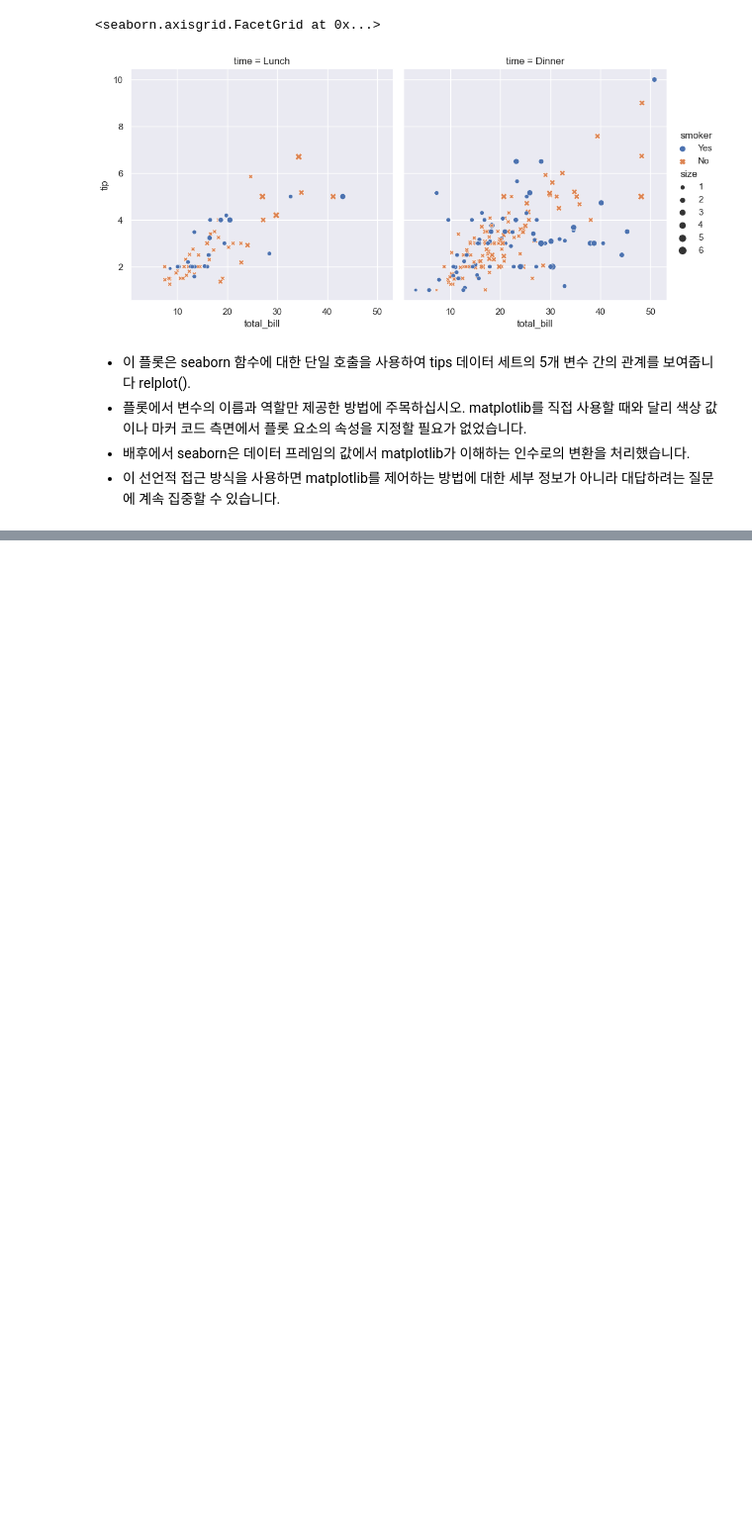
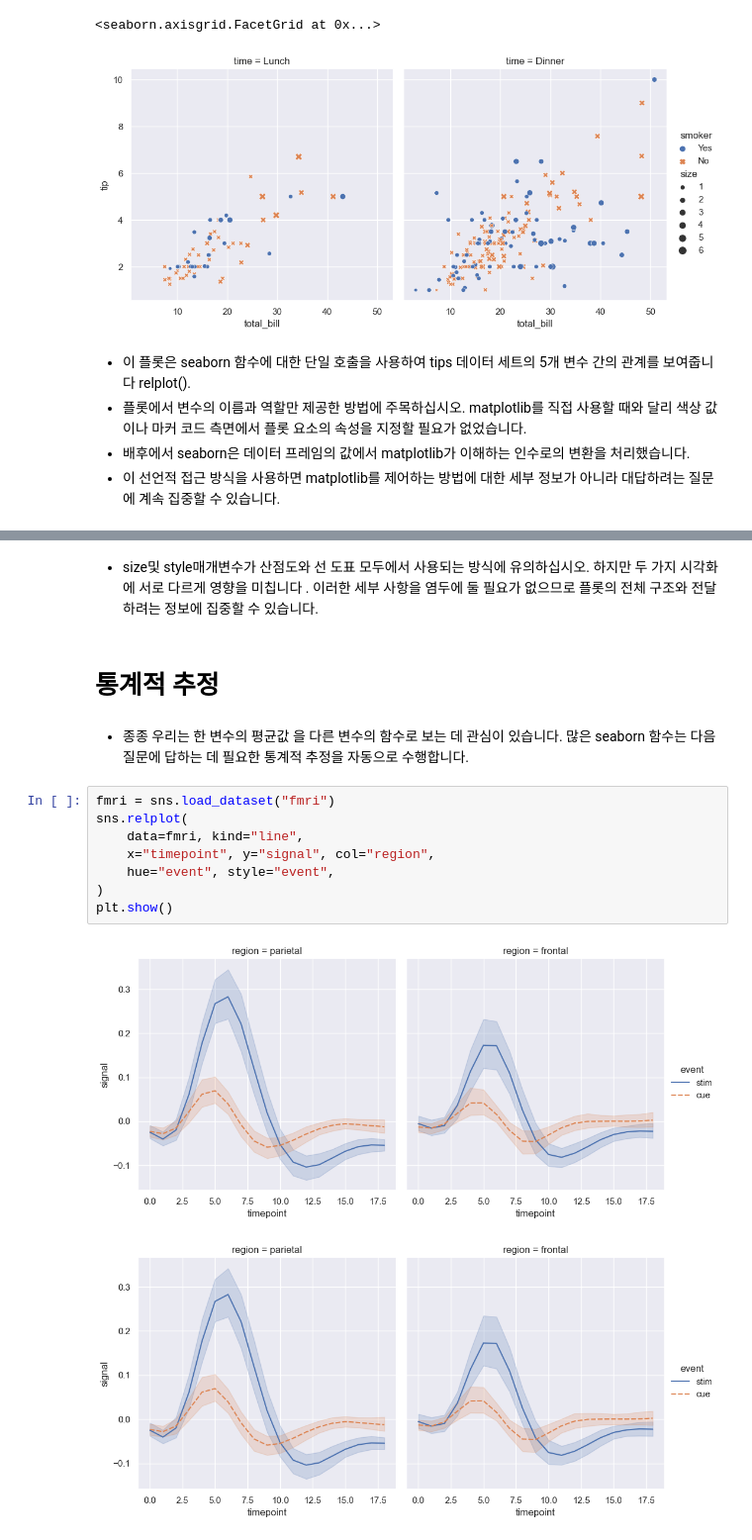
Before and after one commit to Bae-Sangbin/seaborn, a Jupyter notebook: An introduction to seaborn.ipynb, the cells around one changed output, grey strips where cells are left out. Shown at 99% size. Saved outputs shown, nothing was run; the diff lists cells and outputs as text; blank space fills up the shorter version.

```diff
--- a/An introduction to seaborn.ipynb
+++ b/An introduction to seaborn.ipynb
@@ -66,0 +86,17 @@ matplotlib를 직접 사용할 때와 달리 색상 값이나 마커 코드 측
+# %% [markdown]
+* size및 style매개변수가 산점도와 선 도표 모두에서 사용되는 방식에 유의하십시오. 하지만 두 가지 시각화에 서로 다르게 영향을 미칩니다 . 이러한 세부 사항을 염두에 둘 필요가 없으므로 플롯의 전체 구조와 전달하려는 정보에 집중할 수 있습니다.
+# %% [markdown]
+# 통계적 추정
+# %% [markdown]
+* 종종 우리는 한 변수의 평균값 을 다른 변수의 함수로 보는 데 관심이 있습니다. 많은 seaborn 함수는 다음 질문에 답하는 데 필요한 통계적 추정을 자동으로 수행합니다.
+# %%
+fmri = sns.load_dataset("fmri")
+sns.relplot(
+    data=fmri, kind="line",
+    x="timepoint", y="signal", col="region",
+    hue="event", style="event",
+)
+plt.show()
+# %% [output]
+[figure, added]
+[figure, added]
```
Also changed, not shown: parts of 35 cells of this notebook.
